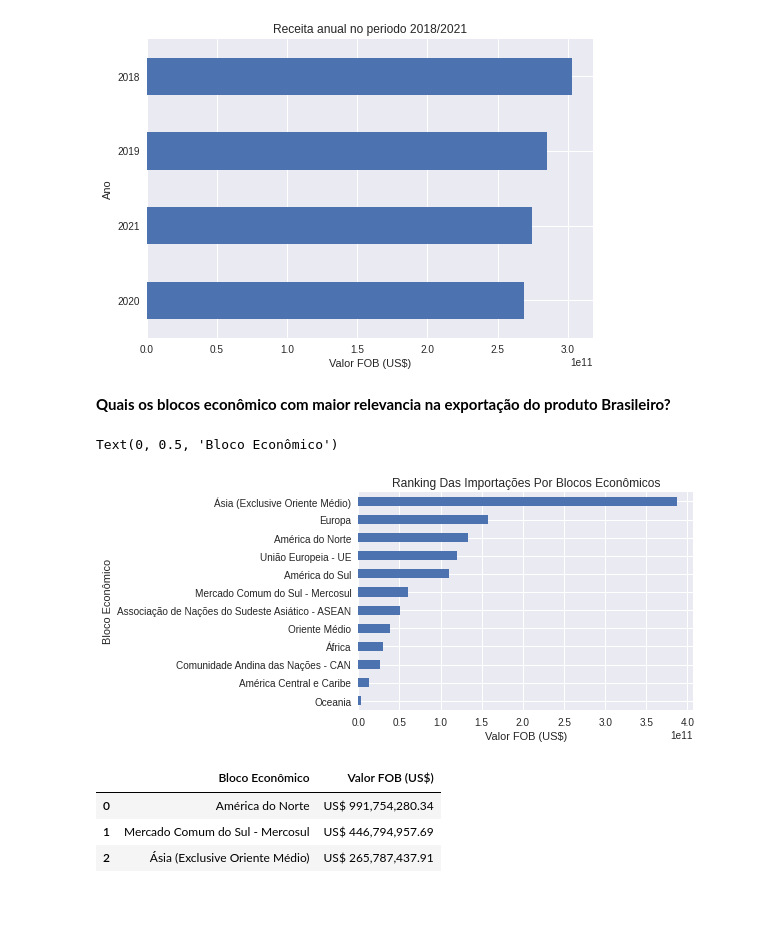
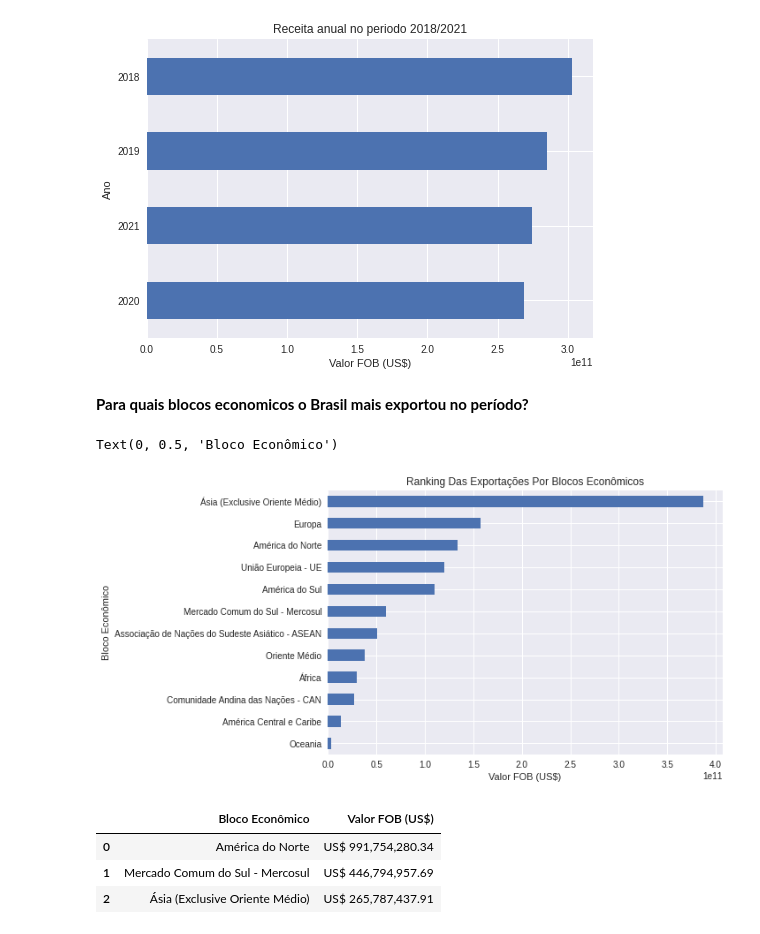
Before and after one commit to Willrodagu/Proj_analise_de-exporta-es_de_2018_a_2020, a Jupyter notebook: Analise_de_dados_de_exportações.ipynb, the cells around one changed output. Drawn from its saved outputs; the diff is of its cells as text; code cells hidden in the pictures; blank space fills up the shorter version.

```diff
--- a/Analise_de_dados_de_exportações.ipynb
+++ b/Analise_de_dados_de_exportações.ipynb
@@ -67,15 +67,15 @@ plt.ylabel("Ano")
 # %% [output]
 Text(0, 0.5, 'Ano')
 [figure]
-# %% [markdown]
-**Quais os blocos econômico com maior relevancia na exportação do produto Brasileiro?**
+# %% [markdown]
+**Para quais blocos economicos o Brasil mais exportou no período?**
 # %%
 #VER A RECEITA POR BLOCO ECONÔMICO
 #Ranking dos 5 clientes blocos mais influentes
 
-Ranking_be = df.groupby("Bloco Econômico")["Valor FOB (US$)"].sum().sort_values(ascending=True).plot.barh(title="Ranking Das Importações Por Blocos Econômicos")
+Ranking_be = df.groupby("Bloco Econômico")["Valor FOB (US$)"].sum().sort_values(ascending=True).plot.barh(title="Ranking Das Exportações Por Blocos Econômicos")
 plt.xlabel("Valor FOB (US$)")
 plt.ylabel("Bloco Econômico")
 # %% [output]
 Text(0, 0.5, 'Bloco Econômico')
-[figure, old version]
+[figure, new version]
```
Also changed, not shown: parts of 2 cells of this notebook.
